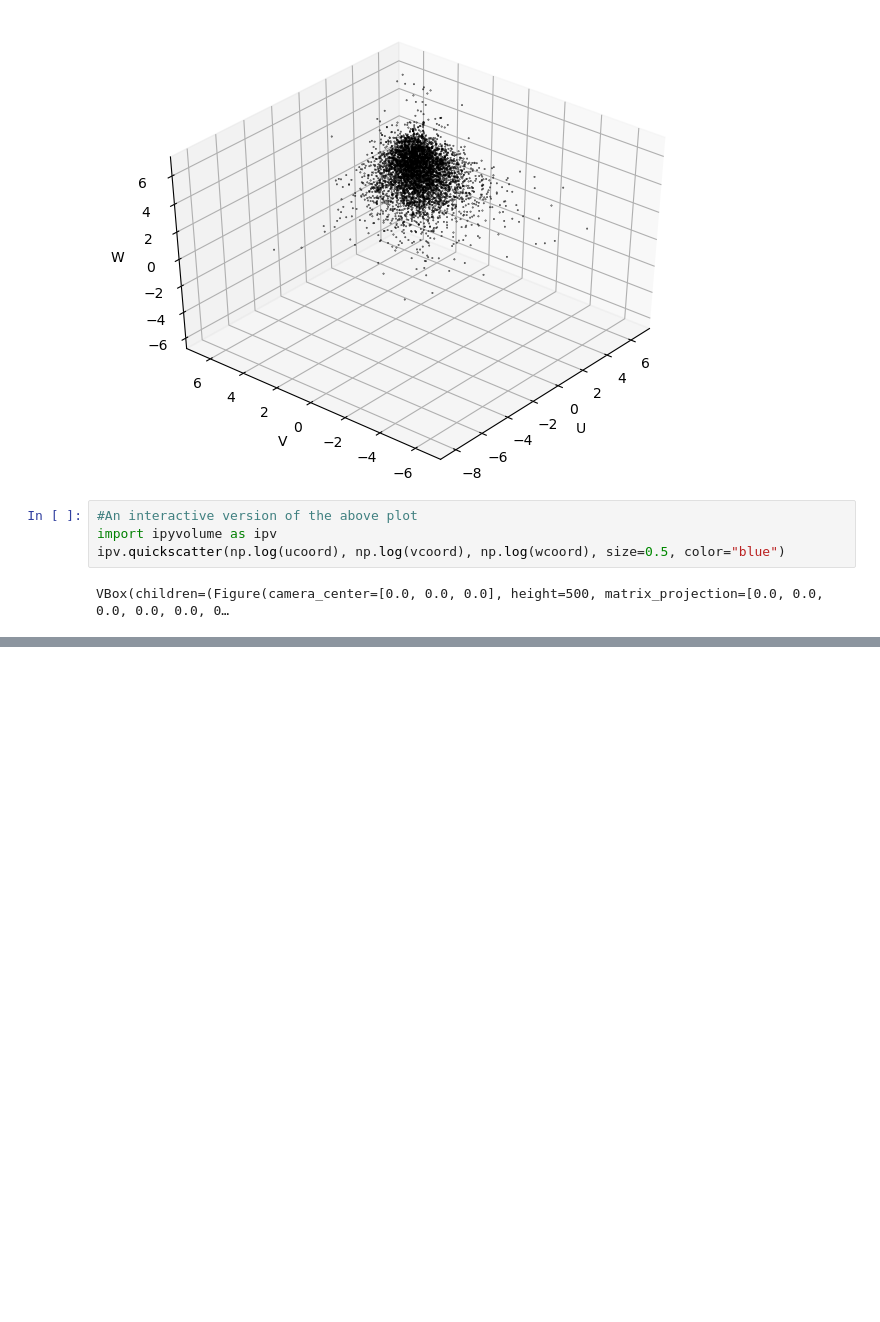
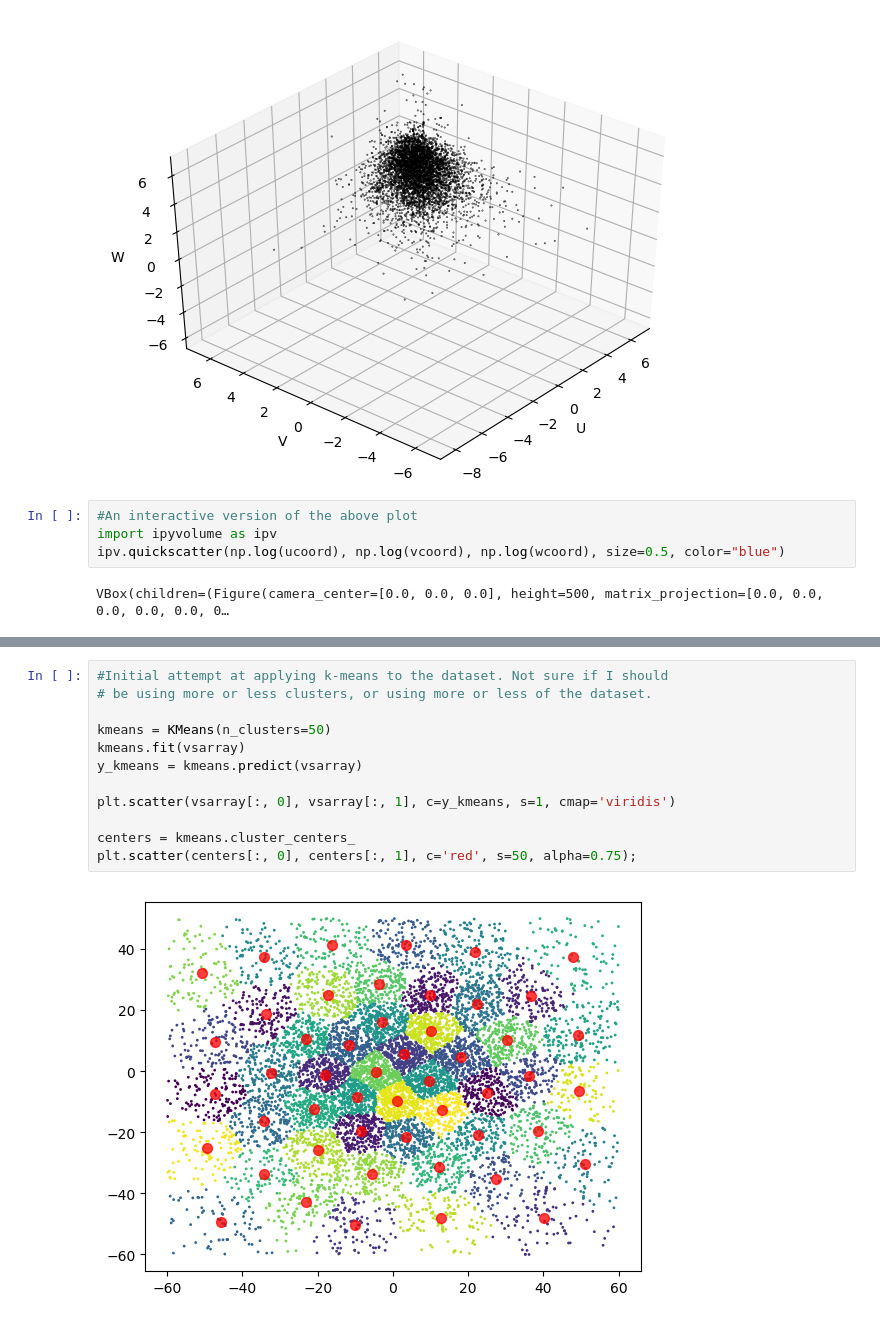
Before and after one commit to erumelhart/astr499research, a Jupyter notebook: gaia_data_search_part2.ipynb, the cells around one changed output, grey strips where cells are left out. Saved outputs shown, nothing was run; the diff lists cells and outputs as text; blank space fills up the shorter version.

```diff
--- a/gaia_data_search_part2.ipynb
+++ b/gaia_data_search_part2.ipynb
@@ -158,0 +195,14 @@ plt.show()
+# %%
+#Initial attempt at applying k-means to the dataset. Not sure if I should
+# be using more or less clusters, or using more or less of the dataset.
+
+kmeans = KMeans(n_clusters=50)
+kmeans.fit(vsarray)
+y_kmeans = kmeans.predict(vsarray)
+
+plt.scatter(vsarray[:, 0], vsarray[:, 1], c=y_kmeans, s=1, cmap='viridis')
+
+centers = kmeans.cluster_centers_
+plt.scatter(centers[:, 0], centers[:, 1], c='red', s=50, alpha=0.75);
+# %% [output]
+[figure, added]
```
Also changed, not shown: parts of 7 cells of this notebook.
